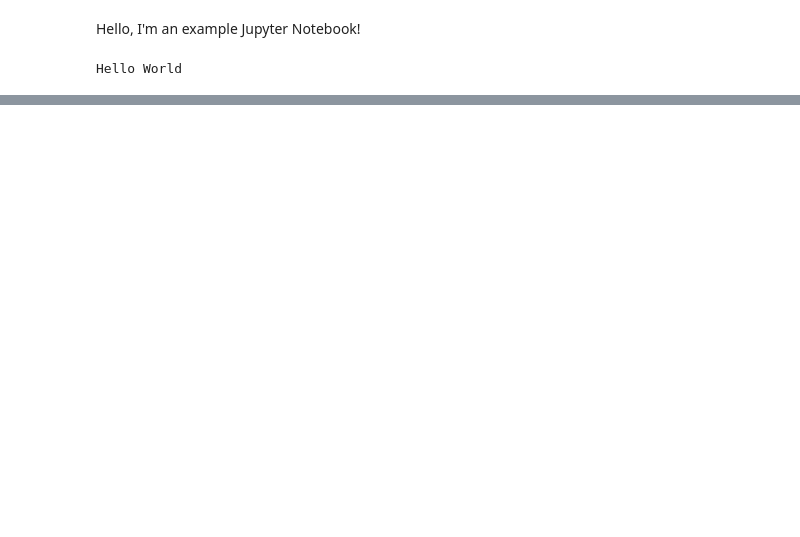
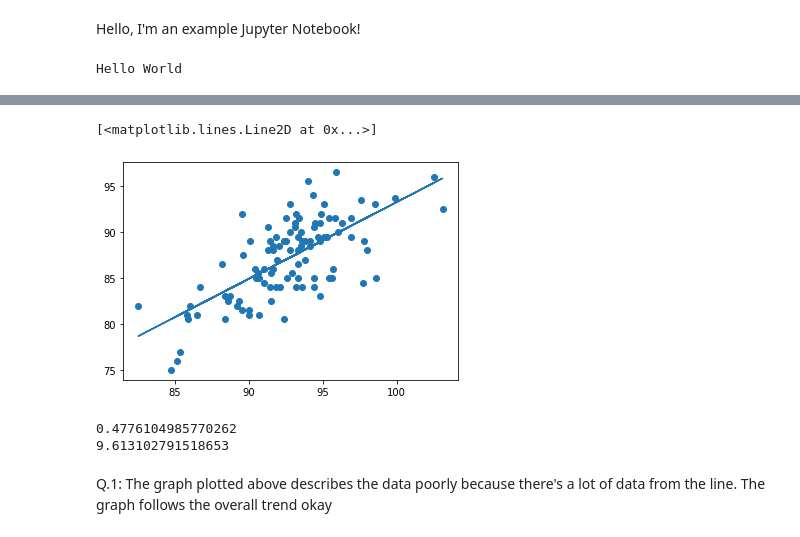
Before and after one commit to 1chcastroleonardo/Homework2, a Jupyter notebook: notebook/example.ipynb, the cells around one changed output, grey strips where cells are left out. Drawn from its saved outputs; the diff is of its cells as text; code cells hidden in the pictures; blank space fills up the shorter version.

```diff
--- a/notebook/example.ipynb
+++ b/notebook/example.ipynb
@@ -11,0 +57,4 @@ import np as numpy
+# %%
+def linear_line(x, m, b):
+    y = m*x + b
+    return y
@@ -11,0 +69,17 @@ import np as numpy
+# %%
+plt.scatter(x, y)
+plt.plot(x, linear_line(x, opt[0], opt[1]))
+# %% [output]
+[<matplotlib.lines.Line2D at 0x...>]
+[figure, added]
+# %%
+from sklearn.metrics import mean_squared_error
+from sklearn.metrics import r2_score
+y_pred = linear_line(x, *opt)
+print(r2_score(y, y_pred))
+print(mean_squared_error(y, y_pred))
+# %% [output]
+0.4776104985770262
+9.613102791518653
+# %% [markdown]
+Q.1: The graph plotted above describes the data poorly because there's a lot of data from the line. The graph follows the overall trend okay
```
Also changed, not shown: parts of 66 cells of this notebook.
